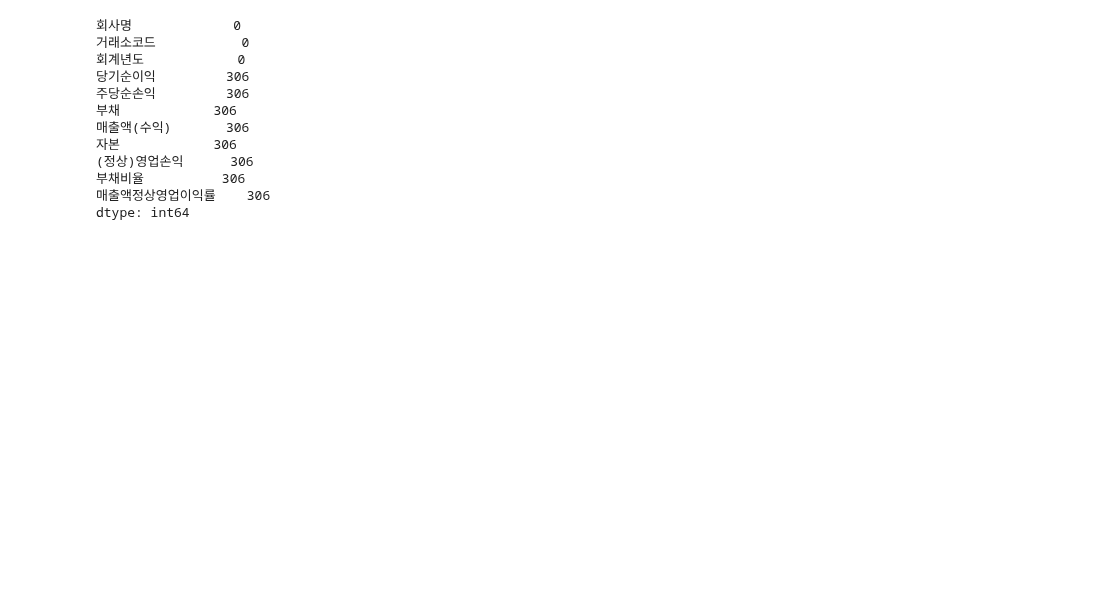
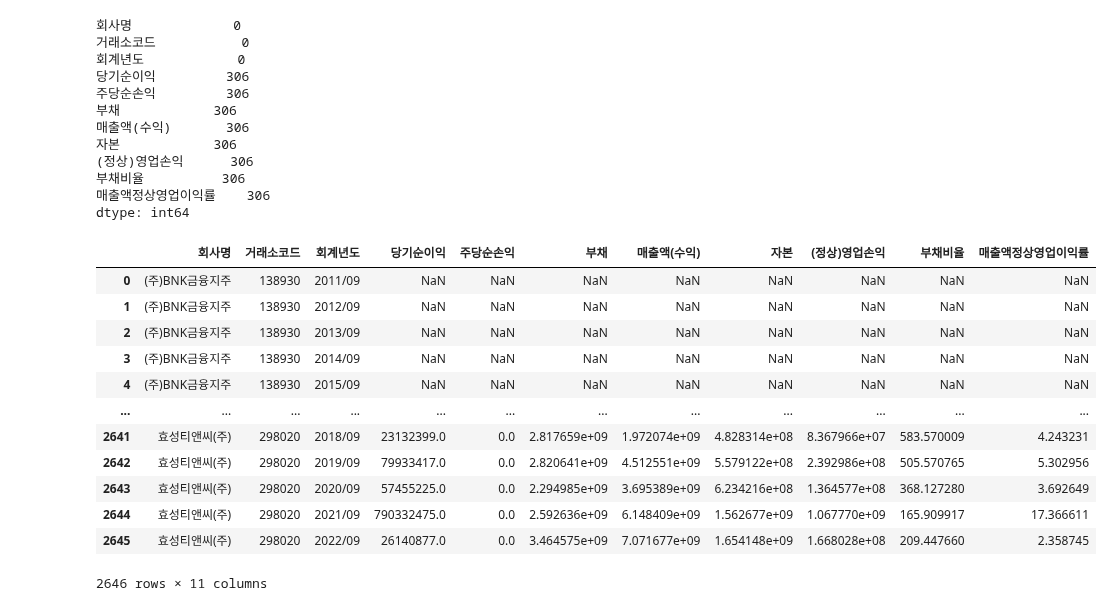
Before and after one commit to seohyungro/Python, a Jupyter notebook: 프로젝트1/jd.ipynb, the cells around one changed output. Drawn from its saved outputs; the diff is of its cells as text; code cells hidden in the pictures; blank space fills up the shorter version.

```diff
--- a/프로젝트1/jd.ipynb
+++ b/프로젝트1/jd.ipynb
@@ -76,6 +107,8 @@ kospi1
 # %%
 kospi1['부채비율'] = kospi1['부채'] / kospi1['자본'] * 100
 kospi1['매출액정상영업이익률'] = (kospi1['(정상)영업손익'] /kospi1['매출액(수익)']) * 100
+kospi3['부채비율'] = kospi3['부채'] / kospi3['자본'] * 100
+kospi3['매출액정상영업이익률'] = (kospi3['(정상)영업손익'] /kospi3['매출액(수익)']) * 100
 # %%
 kospi1.isna().sum()
 # %% [output]
@@ -91,3 +124,19 @@ kospi1.isna().sum()
 부채비율          306
 매출액정상영업이익률    306
 dtype: int64
+# %%
+kospi3
+# %% [output]
+|  | 회사명 | 거래소코드 | 회계년도 | 당기순이익 | 주당순손익 | 부채 | 매출액(수익) | 자본 | (정상)영업손익 | 부채비율 | 매출액정상영업이익률 |
+| 0 | (주)BNK금융지주 | 138930 | 2011/09 | NaN | NaN | NaN | NaN | NaN | NaN | NaN | NaN |
+| 1 | (주)BNK금융지주 | 138930 | 2012/09 | NaN | NaN | NaN | NaN | NaN | NaN | NaN | NaN |
+| 2 | (주)BNK금융지주 | 138930 | 2013/09 | NaN | NaN | NaN | NaN | NaN | NaN | NaN | NaN |
+| 3 | (주)BNK금융지주 | 138930 | 2014/09 | NaN | NaN | NaN | NaN | NaN | NaN | NaN | NaN |
+| 4 | (주)BNK금융지주 | 138930 | 2015/09 | NaN | NaN | NaN | NaN | NaN | NaN | NaN | NaN |
+| ... | ... | ... | ... | ... | ... | ... | ... | ... | ... | ... | ... |
+| 2641 | 효성티앤씨(주) | 298020 | 2018/09 | 23132399.0 | 0.0 | 2.817659e+09 | 1.972074e+09 | 4.828314e+08 | 8.367966e+07 | 583.570009 | 4.243231 |
+| 2642 | 효성티앤씨(주) | 298020 | 2019/09 | 79933417.0 | 0.0 | 2.820641e+09 | 4.512551e+09 | 5.579122e+08 | 2.392986e+08 | 505.570765 | 5.302956 |
+| 2643 | 효성티앤씨(주) | 298020 | 2020/09 | 57455225.0 | 0.0 | 2.294985e+09 | 3.695389e+09 | 6.234216e+08 | 1.364577e+08 | 368.127280 | 3.692649 |
+| 2644 | 효성티앤씨(주) | 298020 | 2021/09 | 790332475.0 | 0.0 | 2.592636e+09 | 6.148409e+09 | 1.562677e+09 | 1.067770e+09 | 165.909917 | 17.366611 |
+| 2645 | 효성티앤씨(주) | 298020 | 2022/09 | 26140877.0 | 0.0 | 3.464575e+09 | 7.071677e+09 | 1.654148e+09 | 1.668028e+08 | 209.447660 | 2.358745 |
+2646 rows × 11 columns
```
Also changed, not shown: parts of 7 cells of this notebook, 1 other file.
